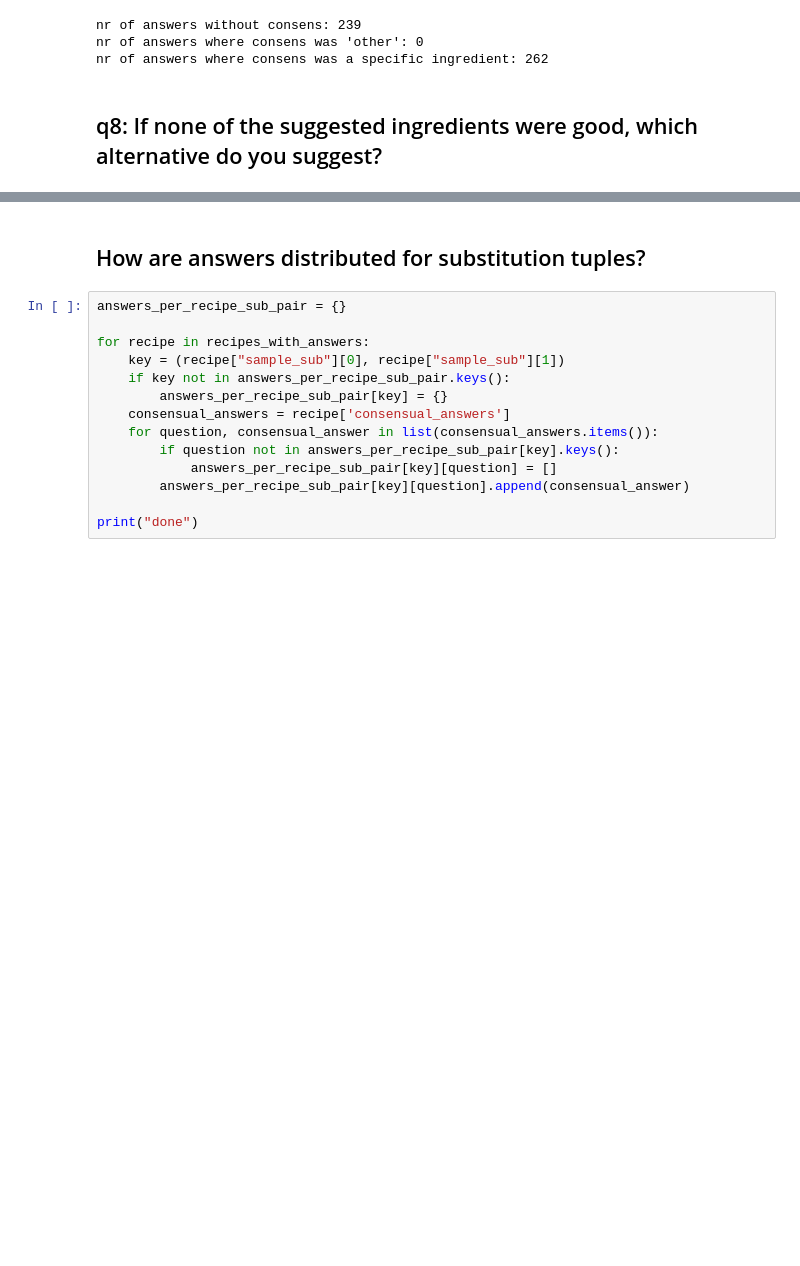
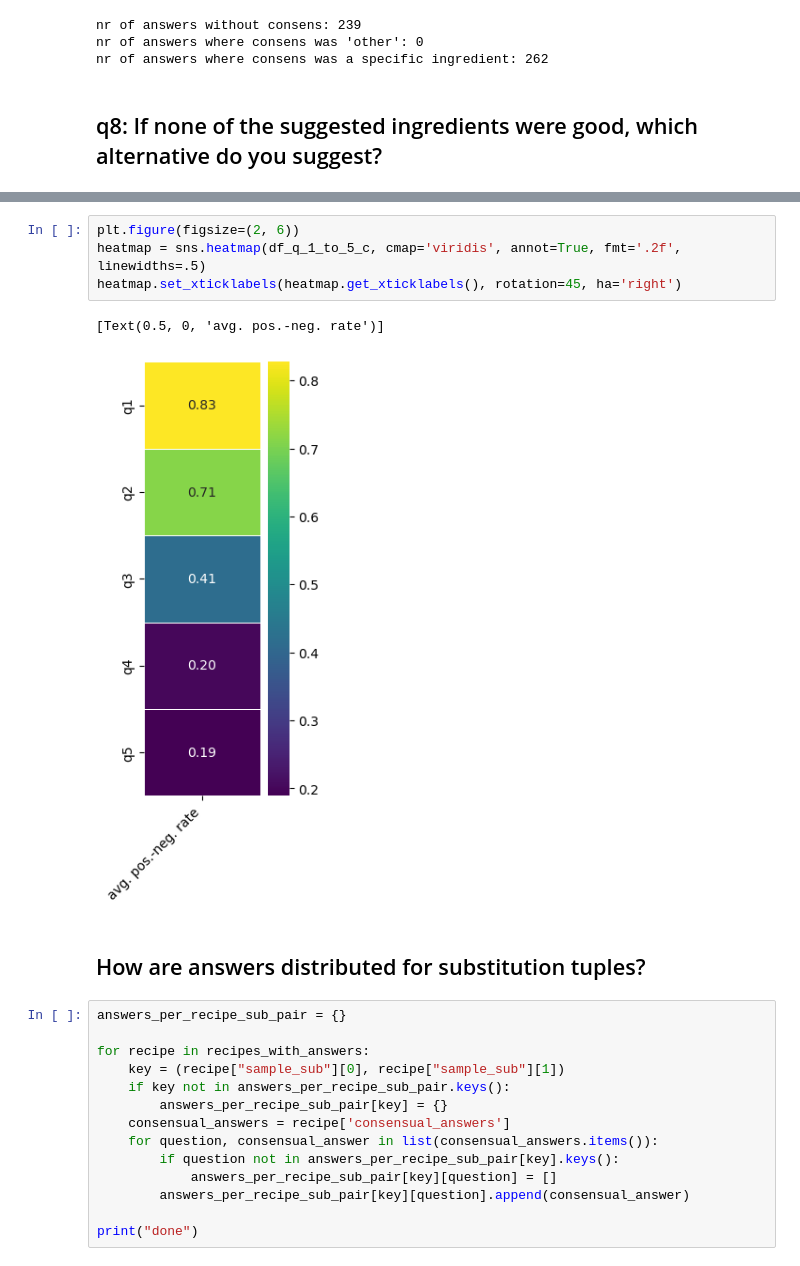
Before and after one commit to DavidSchimmel/statistical_ingredient_substitutions, a Jupyter notebook: survey_results_stats.ipynb, the cells around one changed output, grey strips where cells are left out. Cells and saved outputs as stored; diff of their text form; blank space fills up the shorter version.

```diff
--- a/survey_results_stats.ipynb
+++ b/survey_results_stats.ipynb
@@ -161,3 +254,10 @@ nr of answers where consens was a specific ingredient: 262
+# %%
+plt.figure(figsize=(2, 6))
+heatmap = sns.heatmap(df_q_1_to_5_c, cmap='viridis', annot=True, fmt='.2f', linewidths=.5)
+heatmap.set_xticklabels(heatmap.get_xticklabels(), rotation=45, ha='right')
+# %% [output]
+[Text(0.5, 0, 'avg. pos.-neg. rate')]
+[figure, added]
 # %% [markdown]
 ## How are answers distributed for substitution tuples?
 # %%
```
Also changed, not shown: parts of 19 cells of this notebook.
